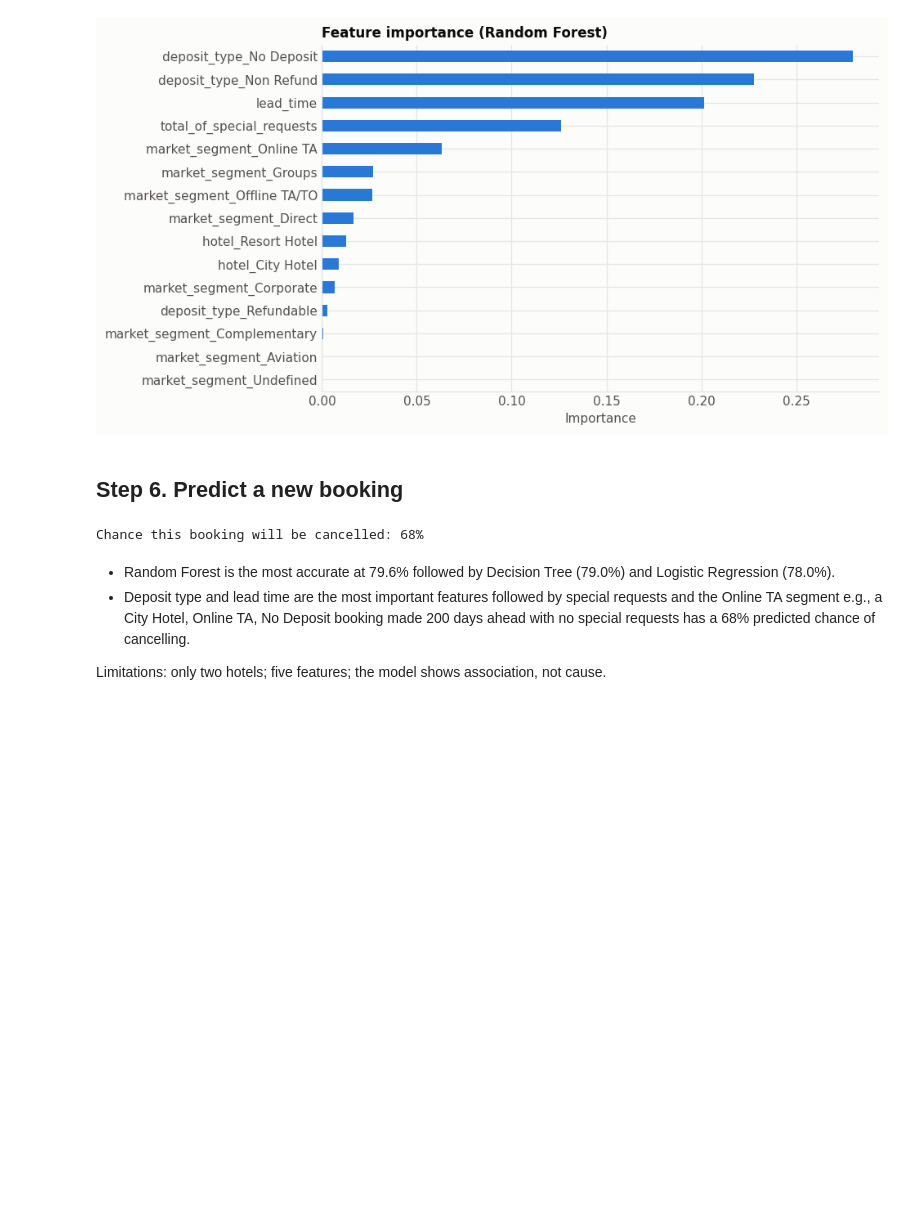
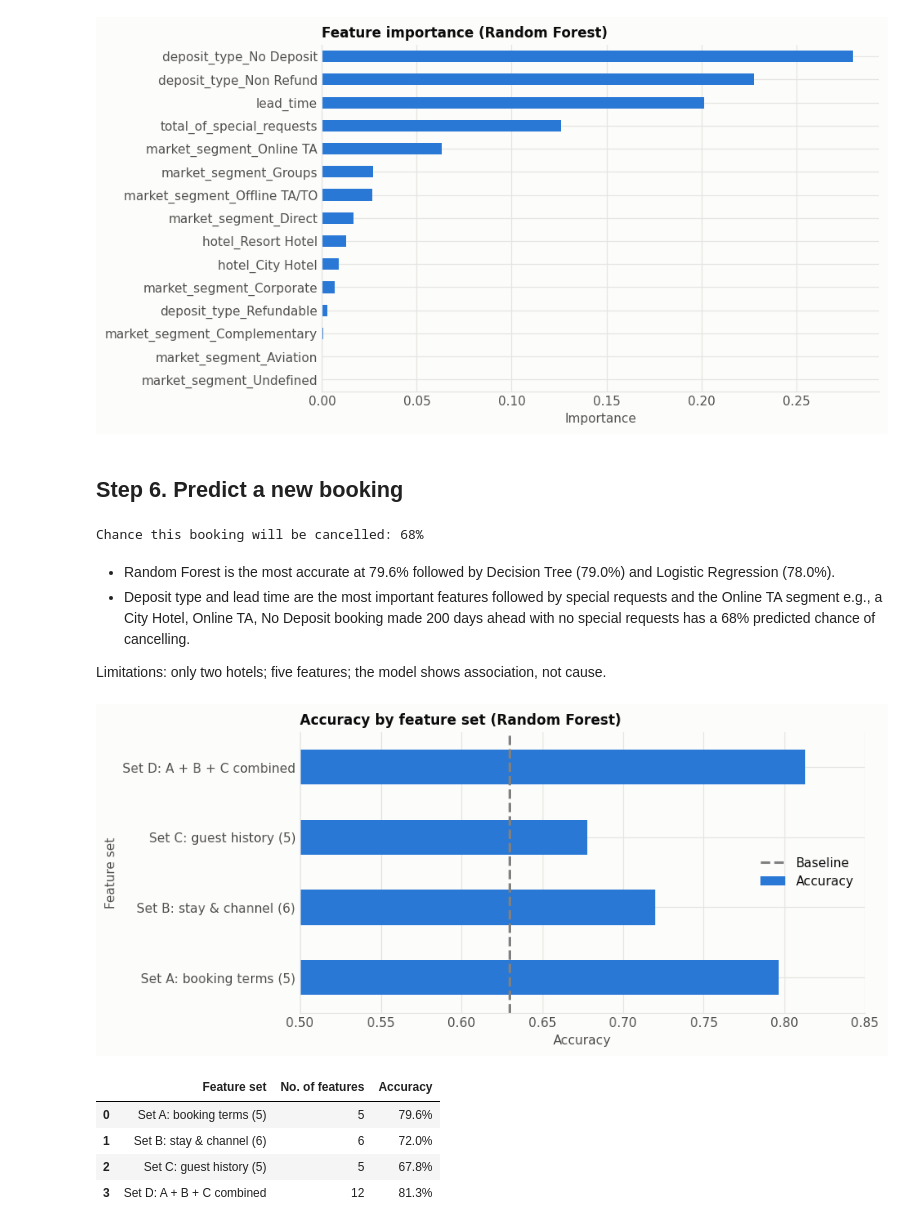
Before and after one commit to elsiejy/Capstone, a Jupyter notebook: Capstone.ipynb, the cells around one changed output. Drawn from its saved outputs; the diff is of its cells as text; code cells hidden in the pictures; blank space fills up the shorter version.

```diff
--- a/Capstone.ipynb
+++ b/Capstone.ipynb
@@ -1393,3 +1393,41 @@ Chance this booking will be cancelled: 68%
 
 
 Limitations: only two hotels; five features; the model shows association, not cause.
+# %%
+# Step 6. Compare different feature sets
+feature_sets = {
+    'Set A: booking terms (5)': ['deposit_type', 'lead_time', 'market_segment',
+                                 'total_of_special_requests', 'hotel'],
+    'Set B: stay & channel (6)': ['lead_time', 'total_nights', 'is_repeated_guest',
+                                  'market_segment', 'distribution_channel', 'hotel'],
+    'Set C: guest history (5)': ['is_repeated_guest', 'previous_cancellations',
+                                 'previous_bookings_not_canceled', 'customer_type', 'adults'],
+    'Set D: A + B + C combined': ['deposit_type', 'lead_time', 'market_segment',
+                                  'total_of_special_requests', 'hotel', 'total_nights',
+                                  'is_repeated_guest', 'distribution_channel',
+                                  'previous_cancellations', 'previous_bookings_not_canceled',
+                                  'customer_type', 'adults'],
+}
+
+results = []
+for name, cols in feature_sets.items():
+    X_set = pd.get_dummies(df[cols], dtype=int)
+    Xtr, Xte, ytr, yte = train_test_split(X_set, y, test_size=0.3, random_state=0, stratify=y)
+    model = RandomForestClassifier(n_estimators=100, max_depth=10, random_state=0)
+    model.fit(Xtr, ytr)
+    results.append({'Feature set': name, 'No. of features': len(cols),
+                    'Accuracy': accuracy_score(yte, model.predict(Xte))})
+
+fs_compare = pd.DataFrame(results)
+fs_compare.plot(x='Feature set', y='Accuracy', kind='barh', legend=False, figsize=(8, 4), color='#2a78d6')
+plt.axvline(1 - y.mean(), color='grey', ls='--', label='Baseline')
+plt.xlim(0.5, 0.85); plt.xlabel('Accuracy'); plt.title('Accuracy by feature set (Random Forest)')
+plt.legend(); plt.show()
+fs_compare.style.format({'Accuracy': '{:.1%}'})
+# %% [output]
+[figure, added]
+|  | Feature set | No. of features | Accuracy |
+| 0 | Set A: booking terms (5) | 5 | 79.6% |
+| 1 | Set B: stay & channel (6) | 6 | 72.0% |
+| 2 | Set C: guest history (5) | 5 | 67.8% |
+| 3 | Set D: A + B + C combined | 12 | 81.3% |
```
